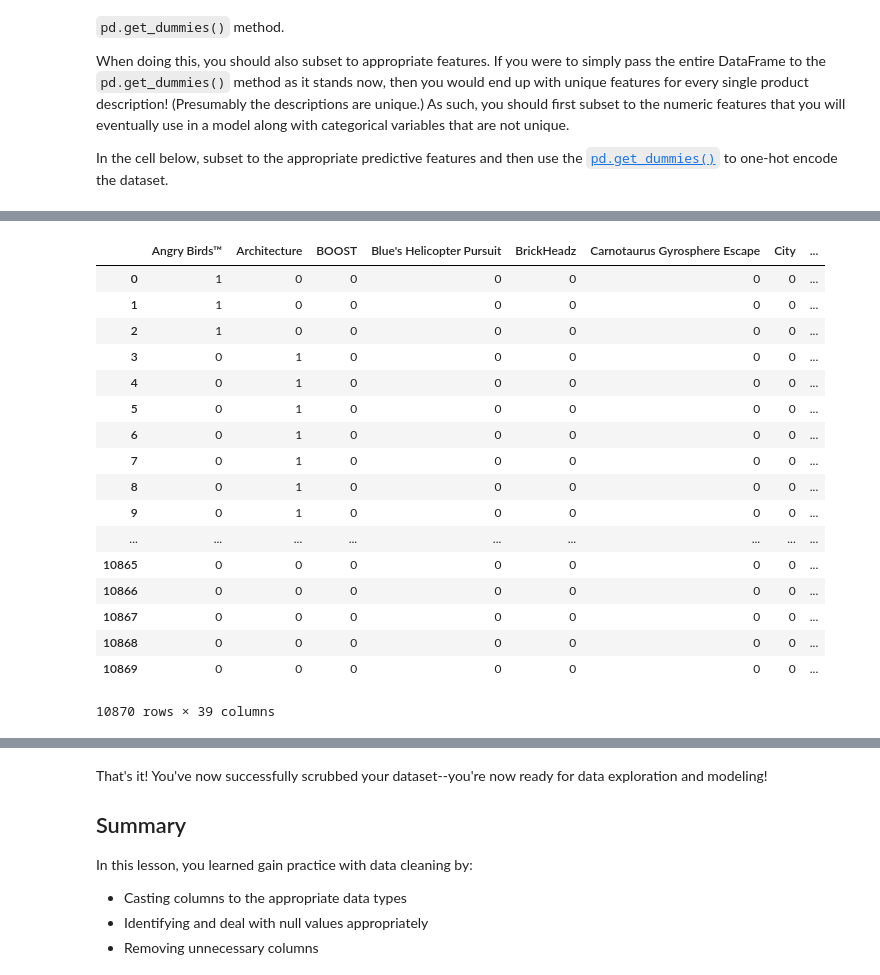
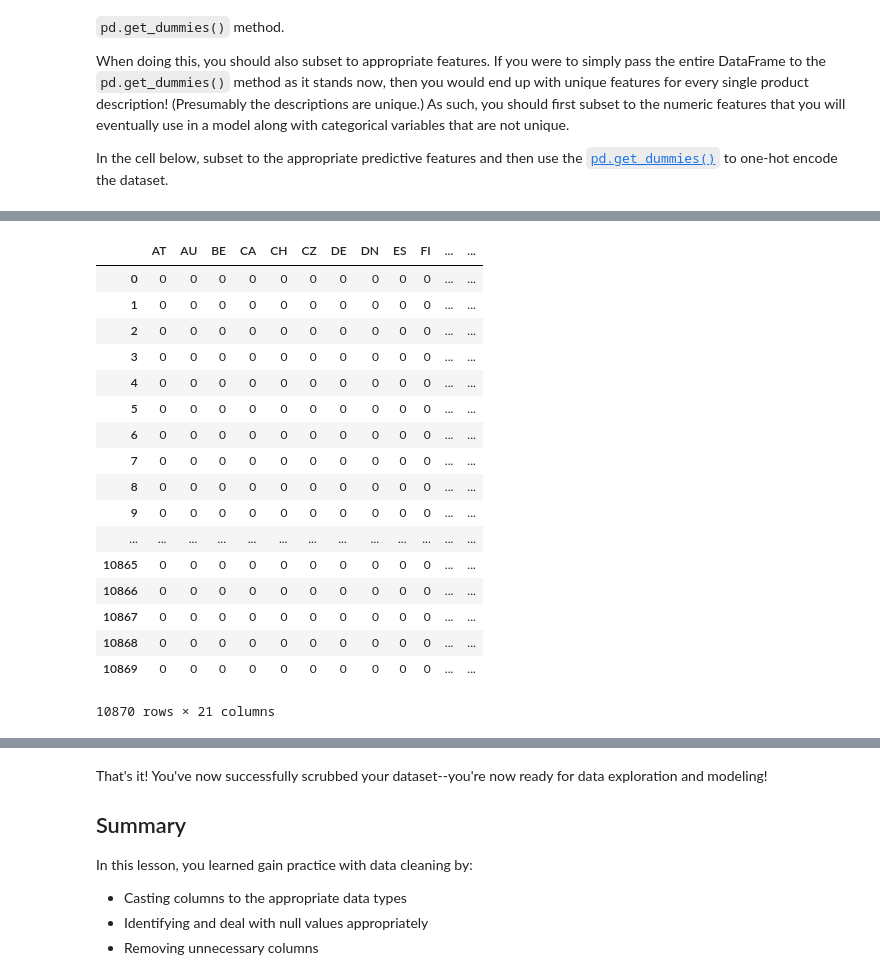
Before and after one commit to fleralle/dsc-scrubbing-and-cleaning-data-lab-houston-ds-042219, a Jupyter notebook: index.ipynb, the cells around one changed output, grey strips where cells are left out. Saved outputs shown, nothing was run; the diff lists cells and outputs as text; code cells hidden in the pictures.

```diff
--- a/index.ipynb
+++ b/index.ipynb
@@ -352,26 +352,26 @@ df.head()
 | 3 | 21030 | 12+ | 0.635296 | United States Capitol Building | Explore the architecture of the U... | Discover the architectural secret... | Architecture | US | 99.99 | ... |
 | 4 | 21035 | 12+ | 0.288812 | Solomon R. Guggenheim Museum® | Recreate the Solomon R. Guggenhei... | Discover the architectural secret... | Architecture | US | 79.99 | ... |
 # %%
-pd.get_dummies(df.theme_name)
+pd.get_dummies(df.country)
 # %% [output]
-|  | Angry Birds™ | Architecture | BOOST | Blue's Helicopter Pursuit | BrickHeadz | Carnotaurus Gyrosphere Escape | City | ... |
-| 0 | 1 | 0 | 0 | 0 | 0 | 0 | 0 | ... |
-| 1 | 1 | 0 | 0 | 0 | 0 | 0 | 0 | ... |
-| 2 | 1 | 0 | 0 | 0 | 0 | 0 | 0 | ... |
-| 3 | 0 | 1 | 0 | 0 | 0 | 0 | 0 | ... |
-| 4 | 0 | 1 | 0 | 0 | 0 | 0 | 0 | ... |
-| 5 | 0 | 1 | 0 | 0 | 0 | 0 | 0 | ... |
-| 6 | 0 | 1 | 0 | 0 | 0 | 0 | 0 | ... |
-| 7 | 0 | 1 | 0 | 0 | 0 | 0 | 0 | ... |
-| 8 | 0 | 1 | 0 | 0 | 0 | 0 | 0 | ... |
-| 9 | 0 | 1 | 0 | 0 | 0 | 0 | 0 | ... |
-| ... | ... | ... | ... | ... | ... | ... | ... | ... |
-| 10865 | 0 | 0 | 0 | 0 | 0 | 0 | 0 | ... |
-| 10866 | 0 | 0 | 0 | 0 | 0 | 0 | 0 | ... |
-| 10867 | 0 | 0 | 0 | 0 | 0 | 0 | 0 | ... |
-| 10868 | 0 | 0 | 0 | 0 | 0 | 0 | 0 | ... |
-| 10869 | 0 | 0 | 0 | 0 | 0 | 0 | 0 | ... |
+|  | AT | AU | BE | CA | CH | CZ | DE | DN | ES | FI | ... | ... |
+| 0 | 0 | 0 | 0 | 0 | 0 | 0 | 0 | 0 | 0 | 0 | ... | ... |
+| 1 | 0 | 0 | 0 | 0 | 0 | 0 | 0 | 0 | 0 | 0 | ... | ... |
+| 2 | 0 | 0 | 0 | 0 | 0 | 0 | 0 | 0 | 0 | 0 | ... | ... |
+| 3 | 0 | 0 | 0 | 0 | 0 | 0 | 0 | 0 | 0 | 0 | ... | ... |
+| 4 | 0 | 0 | 0 | 0 | 0 | 0 | 0 | 0 | 0 | 0 | ... | ... |
+| 5 | 0 | 0 | 0 | 0 | 0 | 0 | 0 | 0 | 0 | 0 | ... | ... |
+| 6 | 0 | 0 | 0 | 0 | 0 | 0 | 0 | 0 | 0 | 0 | ... | ... |
+| 7 | 0 | 0 | 0 | 0 | 0 | 0 | 0 | 0 | 0 | 0 | ... | ... |
+| 8 | 0 | 0 | 0 | 0 | 0 | 0 | 0 | 0 | 0 | 0 | ... | ... |
+| 9 | 0 | 0 | 0 | 0 | 0 | 0 | 0 | 0 | 0 | 0 | ... | ... |
+| ... | ... | ... | ... | ... | ... | ... | ... | ... | ... | ... | ... | ... |
+| 10865 | 0 | 0 | 0 | 0 | 0 | 0 | 0 | 0 | 0 | 0 | ... | ... |
+| 10866 | 0 | 0 | 0 | 0 | 0 | 0 | 0 | 0 | 0 | 0 | ... | ... |
+| 10867 | 0 | 0 | 0 | 0 | 0 | 0 | 0 | 0 | 0 | 0 | ... | ... |
+| 10868 | 0 | 0 | 0 | 0 | 0 | 0 | 0 | 0 | 0 | 0 | ... | ... |
+| 10869 | 0 | 0 | 0 | 0 | 0 | 0 | 0 | 0 | 0 | 0 | ... | ... |
-10870 rows × 39 columns
+10870 rows × 21 columns
 # %%
 df.head()
 # %% [output]
```
